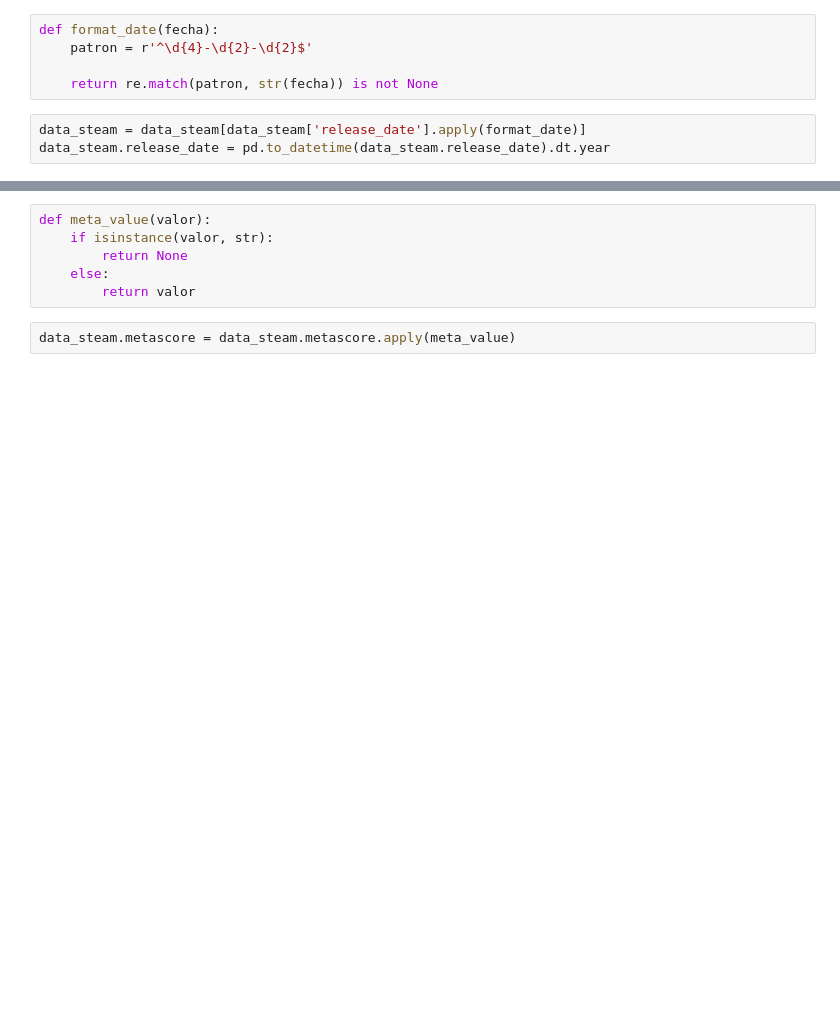
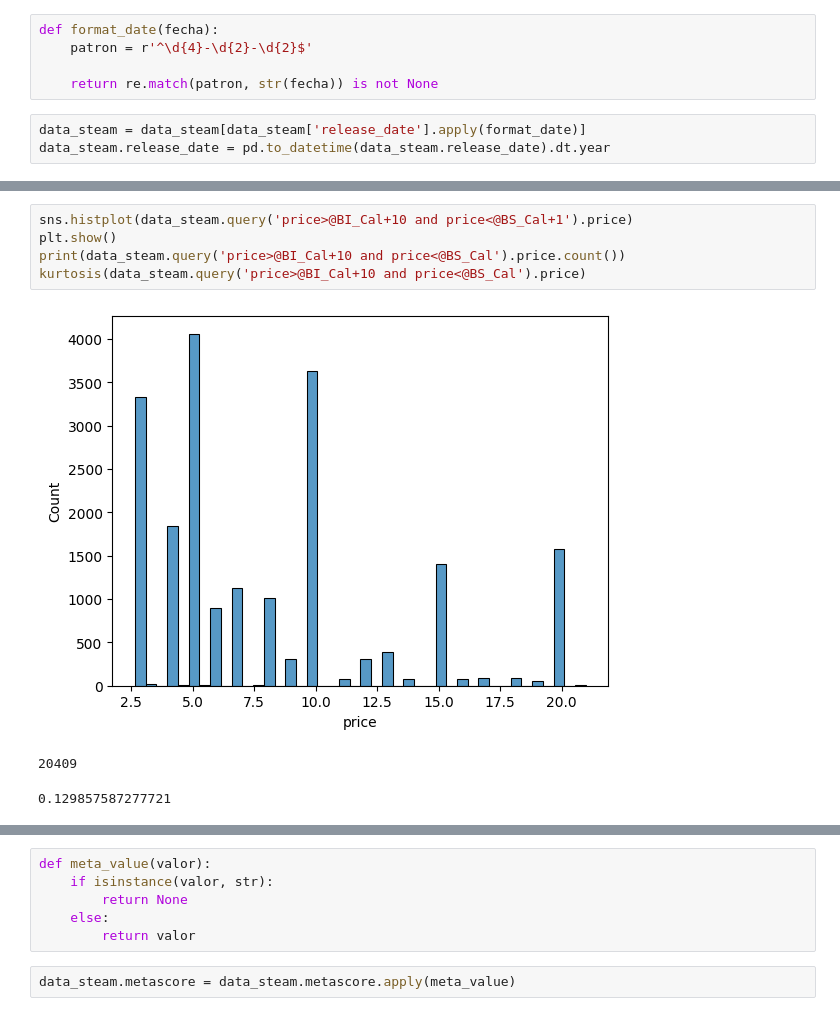
Before and after one commit to MIGUE-4/Probe, a Jupyter notebook: read_clean.ipynb, the cells around one changed output, grey strips where cells are left out. Saved outputs shown, nothing was run; the diff lists cells and outputs as text; blank space fills up the shorter version.

```diff
--- a/read_clean.ipynb
+++ b/read_clean.ipynb
@@ -35,0 +92,9 @@ data_steam.release_date = pd.to_datetime(data_steam.release_date).dt.year
+# %%
+sns.histplot(data_steam.query('price>@BI_Cal+10 and price<@BS_Cal+1').price)
+plt.show()
+print(data_steam.query('price>@BI_Cal+10 and price<@BS_Cal').price.count())
+kurtosis(data_steam.query('price>@BI_Cal+10 and price<@BS_Cal').price)
+# %% [output]
+[figure, added]
+20409
+0.129857587277721
```
Also changed, not shown: parts of 13 cells of this notebook.
